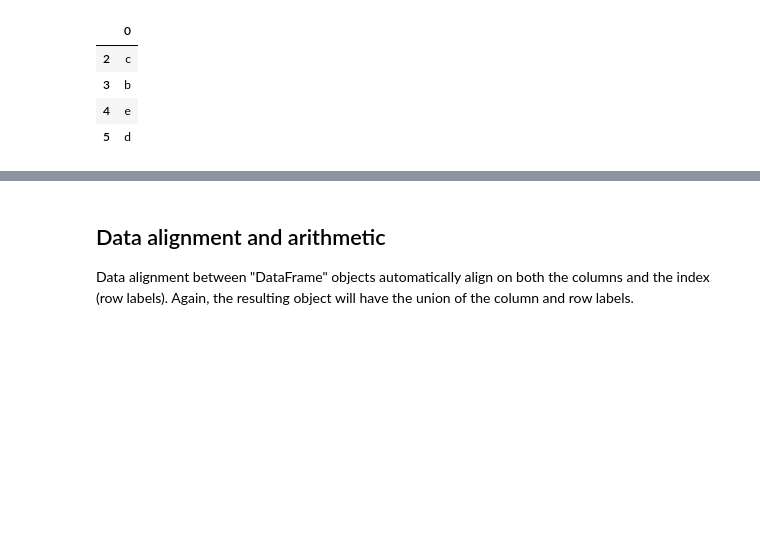
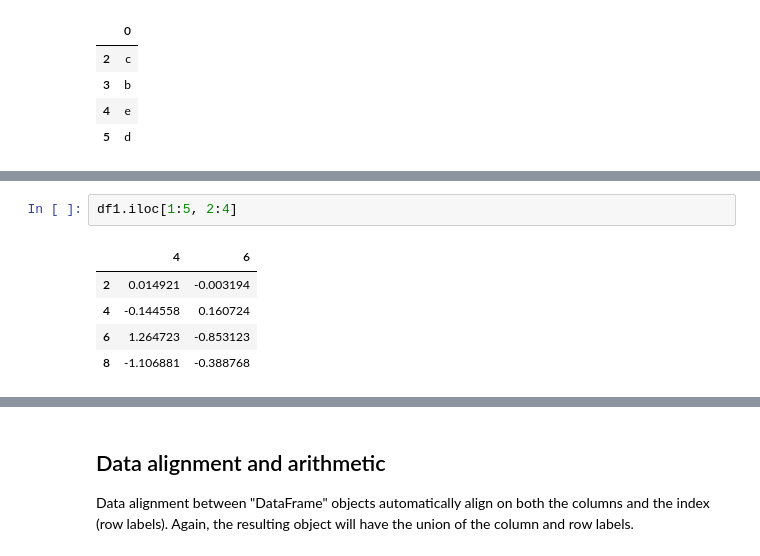
Before and after one commit to SiddheshDaphane/Data-Analysis-in-Python, a Jupyter notebook: Everything-about-Numpy-and-Pandas/Basic_to_advance_pandas.ipynb, the cells around one changed output, grey strips where cells are left out. Drawn from its saved outputs; the diff is of its cells as text; blank space fills up the shorter version.

```diff
--- a/Everything-about-Numpy-and-Pandas/Basic_to_advance_pandas.ipynb
+++ b/Everything-about-Numpy-and-Pandas/Basic_to_advance_pandas.ipynb
@@ -944,0 +1001,8 @@ s.sort_index().loc[1:6]
+# %%
+df1.iloc[1:5, 2:4]
+# %% [output]
+|  | 4 | 6 |
+| 2 | 0.014921 | -0.003194 |
+| 4 | -0.144558 | 0.160724 |
+| 6 | 1.264723 | -0.853123 |
+| 8 | -1.106881 | -0.388768 |
```
Also changed, not shown: parts of 17 cells of this notebook.
